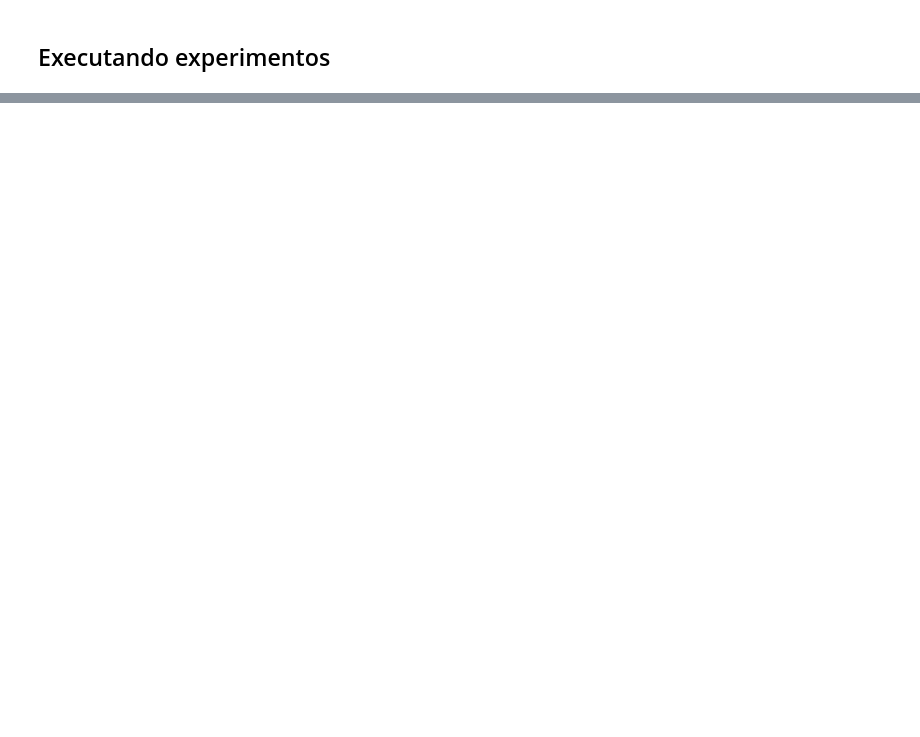
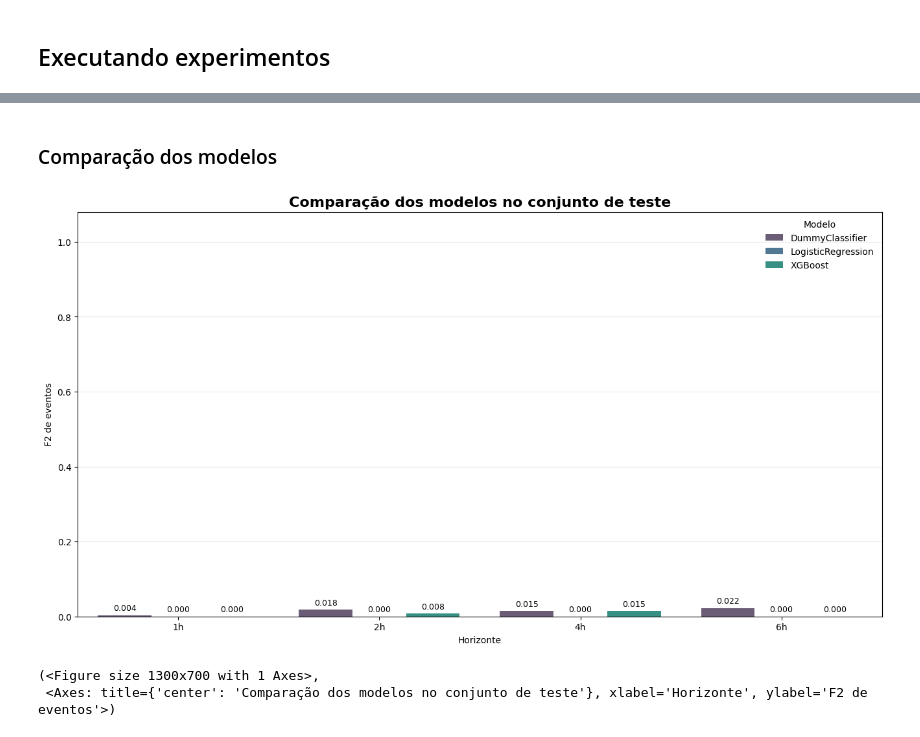
Before and after one commit to MiguelPim01/ps-industriall-estagio-ml, a Jupyter notebook: notebooks/08_model.ipynb, the cells around one changed output, grey strips where cells are left out. Saved outputs shown, nothing was run; the diff lists cells and outputs as text; code cells hidden in the pictures; blank space fills up the shorter version.

```diff
--- a/notebooks/08_model.ipynb
+++ b/notebooks/08_model.ipynb
@@ -1426,0 +1679,8 @@ Resultados para 6h:
+# %% [markdown]
+### Comparação dos modelos
+# %%
+plotar_comparacao_modelos(resultados)
+# %% [output]
+[figure, added]
+(<Figure size 1300x700 with 1 Axes>,
+ <Axes: title={'center': 'Comparação dos modelos no conjunto de teste'}, xlabel='Horizonte', ylabel='F2 de eventos'>)
```
Also changed, not shown: parts of 15 cells of this notebook, 6 other files.
